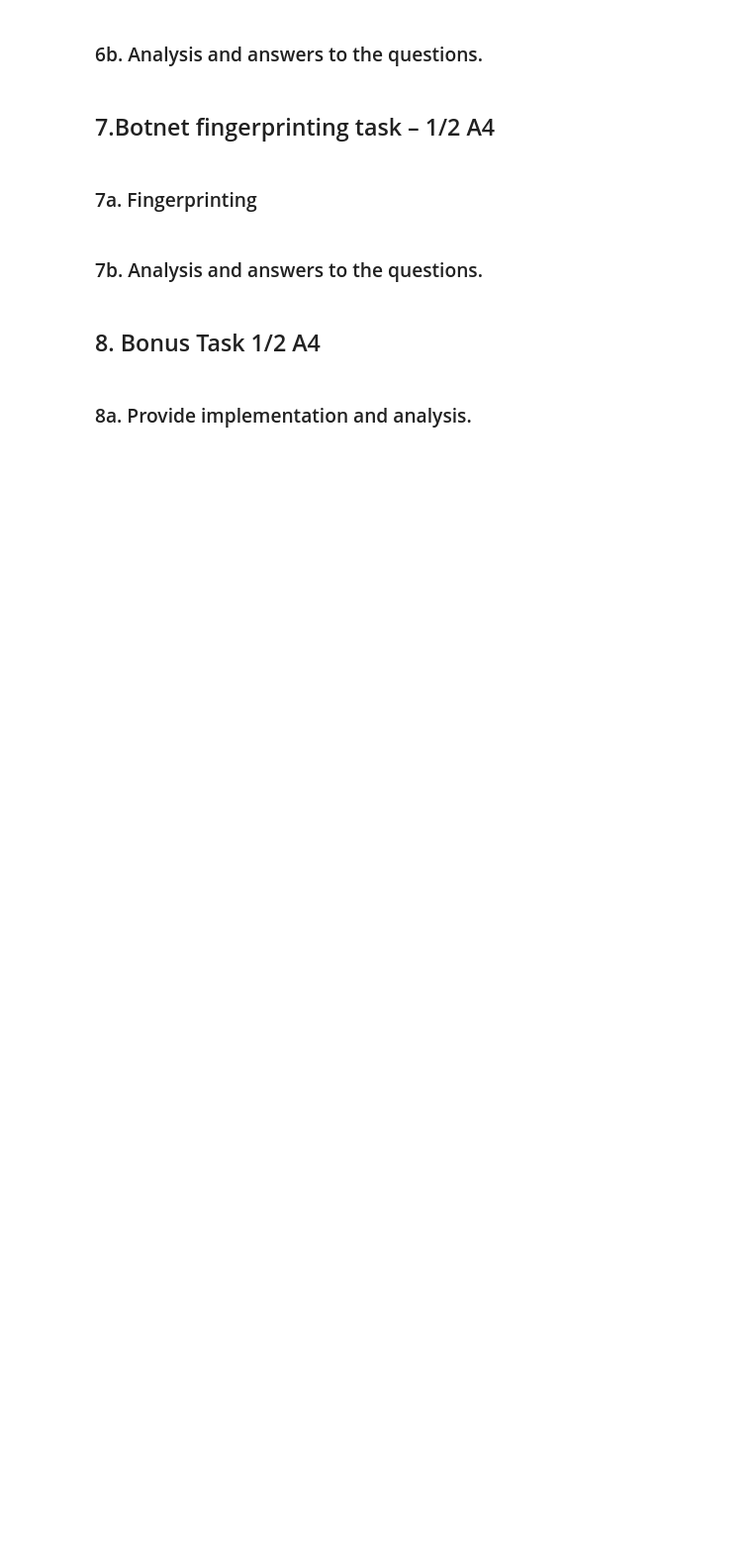
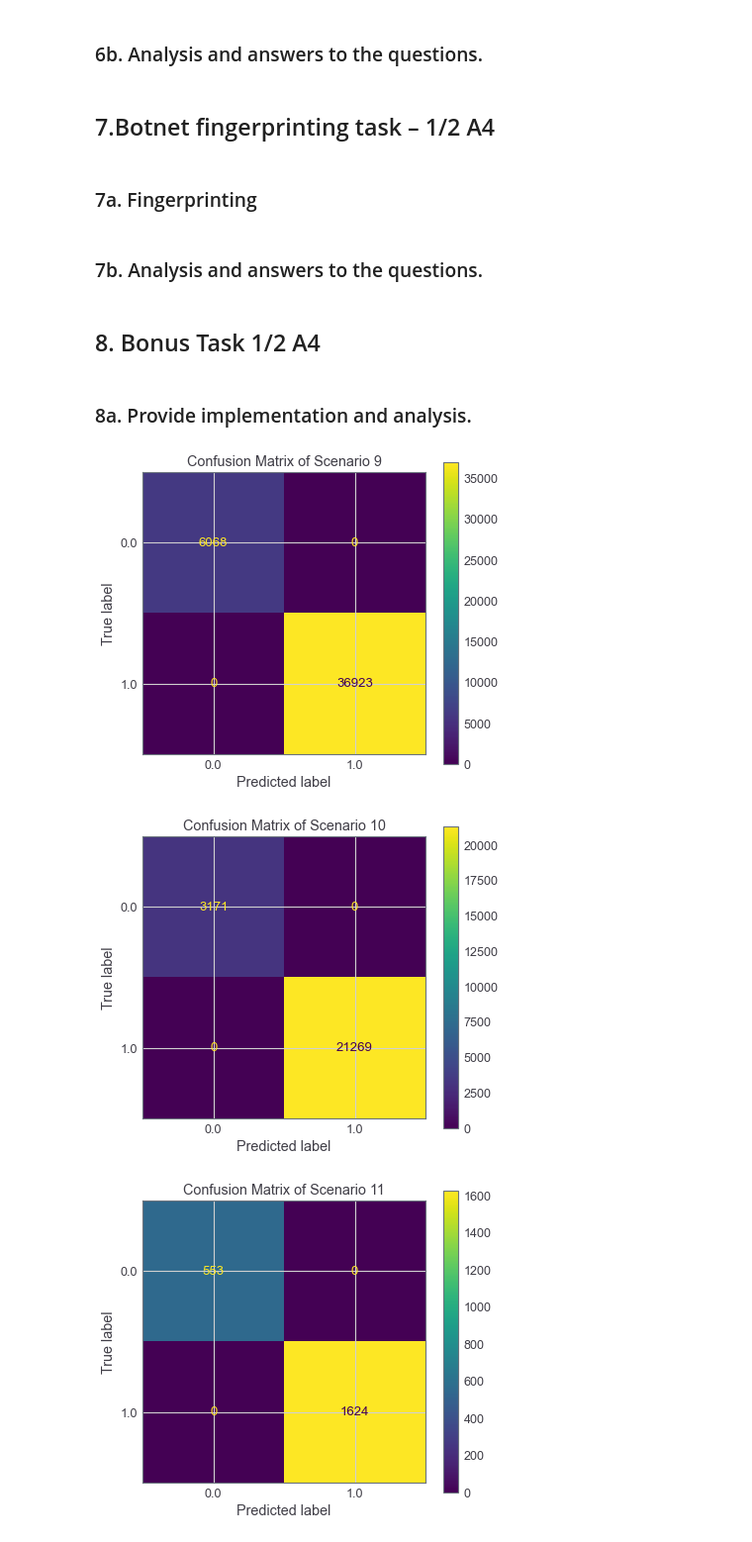
Before and after one commit to Timo9Madrid7/CS4035CyberDataAnalytics, a Jupyter notebook: assignment3/Lab3.ipynb, the cells around one changed output. Shown at 99% size. Saved outputs shown, nothing was run; the diff lists cells and outputs as text; code cells hidden in the pictures; blank space fills up the shorter version.

```diff
--- a/assignment3/Lab3.ipynb
+++ b/assignment3/Lab3.ipynb
@@ -874,2 +891,50 @@ Scenario 12
 # %% [markdown]
 ### 8a. Provide implementation and analysis.
+# %%
+# load data
+raw_source9 = pd.read_csv('./dataset/dataset_9/capture20110817.binetflow')
+raw_source10 = pd.read_csv('./dataset/dataset_10/capture20110818.binetflow')
+raw_source11 = pd.read_csv('./dataset/dataset_11/capture20110818-2.binetflow')
+raw_source12 = pd.read_csv('./dataset/dataset_12/capture20110819.binetflow')
+
+source_list = [raw_source9, raw_source10, raw_source11, raw_source12]
+
+encoder_list = []
+# preprocessing: pruning, Labelling, fillna, encoding
+for i in tqdm(range(len(source_list))):
+    enc = OrdinalEncoder()
+    source_list[i] = source_list[i][~(source_list[i]).Label.str.contains("Background")] # background flows removed
+    source_list[i].drop(columns = ["StartTime"], inplace=True) # drop timestamp
+    source_list[i]["Botnet"] = source_list[i]['SrcAddr'].isin(Botnet) # tag
+    source_list[i].drop(columns = ['SrcAddr'], inplace=True) # drop cheat feature
+    for col in source_list[i].columns: # fill NAN
+        if(type(source_list[i][col].values[0]) == str):
+            source_list[i][col].fillna(value="unknown", inplace=True)
+        else:
+            source_list[i][col].fillna(value=source_list[i][col].mean(), inplace=True)
+    source_list[i] = enc.fit_transform(source_list[i])
+    encoder_list.append(enc)
+# %%
+X = []
+y = []
+for i in range(len(source_list)):
+    X.append(source_list[i][:, :-1])
+    y.append(source_list[i][:, -1])
+# %%
+rf = RandomForestClassifier(n_estimators=200, max_depth=3)
+for i in tqdm(range(len(source_list))):
+    # train test split
+    X_train, X_test, y_train, y_test = train_test_split(X[i],
+                                                        y[i],
+                                                        test_size=0.2,
+                                                        random_state=42)
+    # smote
+    X_train_smote, y_train_smote = smote(X_train, y_train)
+    rf.fit(X_train_smote, y_train_smote)
+    plot_confusion_matrix(rf, X_test, y_test)
+    plt.title('Confusion Matrix of Scenario ' + str(9 + i))
+plt.show()
+# %% [output]
+[figure, added]
+[figure, added]
+[figure, added]
```
Also changed, not shown: parts of 7 cells of this notebook, 2 other files.
